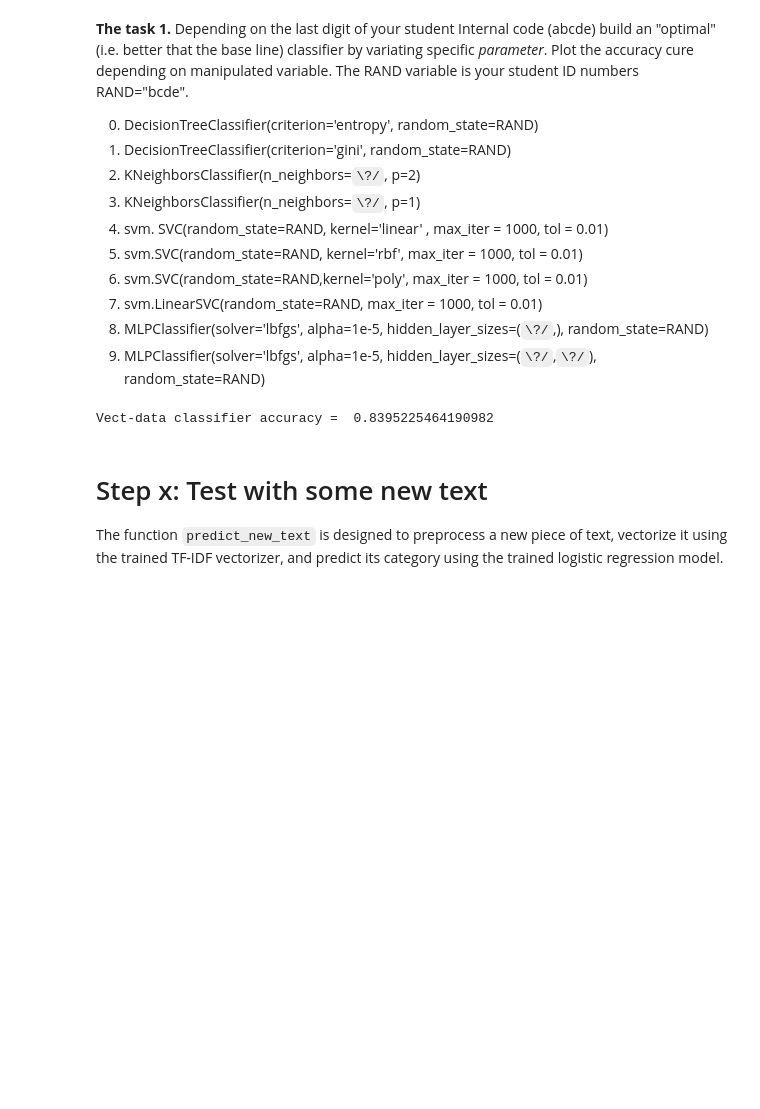
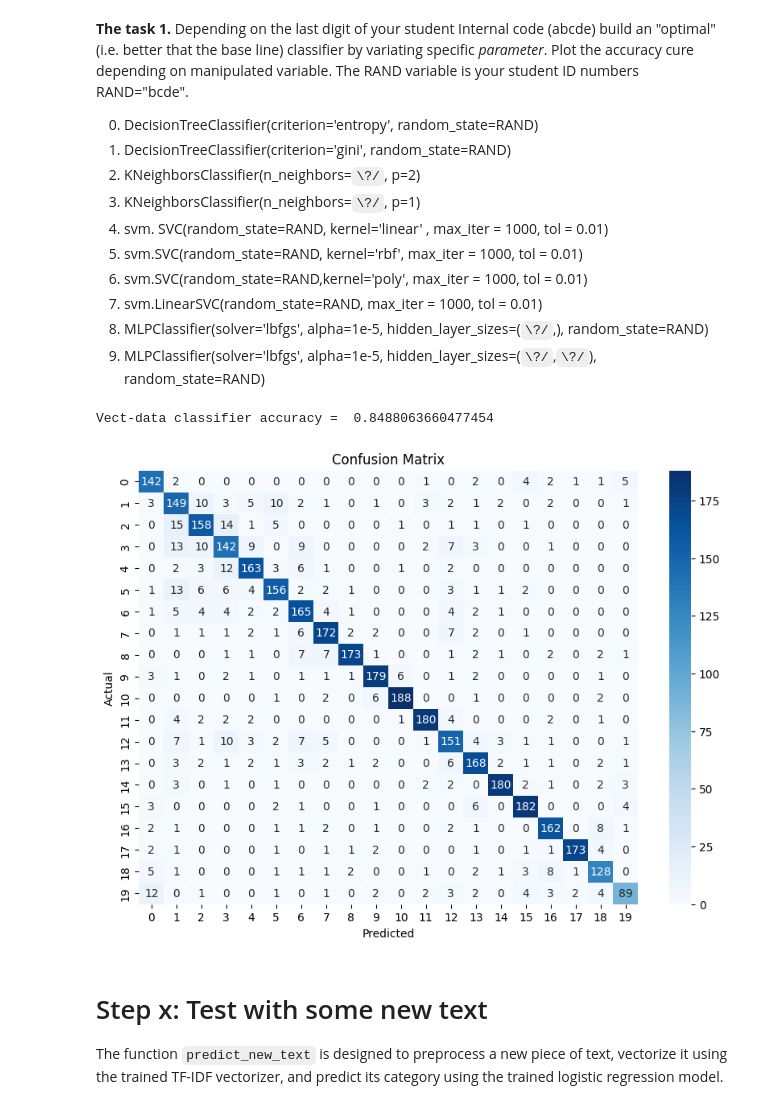
Before and after one commit to encoras/Artificial-Intelligence-Group, a Jupyter notebook: Sixth_homework.ipynb, the cells around one changed output. Drawn from its saved outputs; the diff is of its cells as text; code cells hidden in the pictures; blank space fills up the shorter version.

```diff
--- a/Sixth_homework.ipynb
+++ b/Sixth_homework.ipynb
@@ -199,18 +220,26 @@ The RAND variable is your student ID numbers RAND="bcde".
 8. MLPClassifier(solver='lbfgs', alpha=1e-5, hidden_layer_sizes=(`\?/`,), random_state=RAND)
 9. MLPClassifier(solver='lbfgs', alpha=1e-5, hidden_layer_sizes=(`\?/`,`\?/`), random_state=RAND)
 # %%
-from sklearn.neural_network import MLPClassifier
-from sklearn.tree import DecisionTreeClassifier
-from sklearn.neighbors import KNeighborsClassifier
-from sklearn import svm
+#~~~~~~~~~~~~~~~~~~~~~~~~~~~~~~~~~~~~~~~~~~~~~~~~~~~~~~~~~~~~~~~~~~~~~~
+model = svm.SVC(kernel='linear', C=.1, max_iter=1000, random_state=RAND)
+#~~~~~~~~~~~~~~~~~~~~~~~~~~~~~~~~~~~~~~~~~~~~~~~~~~~~~~~~~~~~~~~~~~~~~~
 
-model = svm.SVC(kernel='linear', C=1, max_iter=1000)
 model.fit(X_train_cv, y_train)
 y_pred = model.predict(X_test_cv)
 scores_vect=accuracy_score(y_test,y_pred)
 print("Vect-data classifier accuracy = ", scores_vect)
 # %% [output]
-Vect-data classifier accuracy =  0.8395225464190982
+Vect-data classifier accuracy =  0.8488063660477454
+# %%
+# Confusion matrix visualization
+plt.figure(figsize=(10, 7))
+sns.heatmap(confusion_matrix(y_test, y_pred), annot=True, fmt='d', cmap='Blues')
+plt.xlabel('Predicted')
+plt.ylabel('Actual')
+plt.title('Confusion Matrix')
+plt.show()
+# %% [output]
+[figure, added]
 # %% [markdown]
 # Step x: Test with some new text
 The function `predict_new_text` is designed to preprocess a new piece of text, vectorize it using the trained TF-IDF vectorizer, and predict its category using the trained logistic regression model.
```
Also changed, not shown: parts of 24 cells of this notebook.
